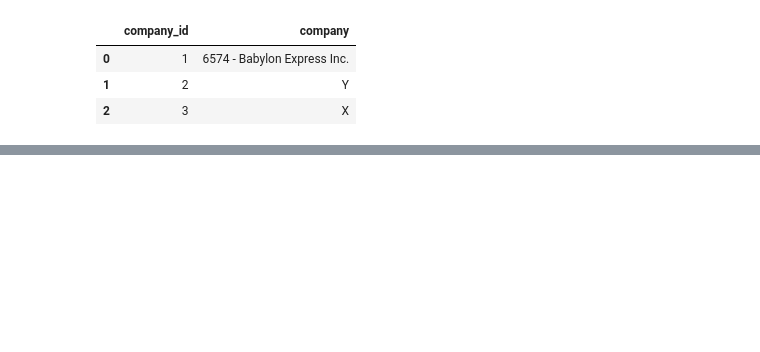
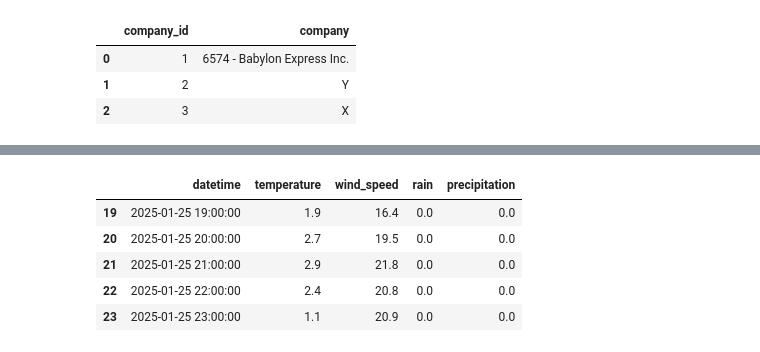
Before and after one commit to TiborVlasics/cubix-data-engineer, a Jupyter notebook: src/notebooks/07_transform_load.ipynb, the cells around one changed output, grey strips where cells are left out. Saved outputs shown, nothing was run; the diff lists cells and outputs as text; code cells hidden in the pictures; blank space fills up the shorter version.

```diff
--- a/src/notebooks/07_transform_load.ipynb
+++ b/src/notebooks/07_transform_load.ipynb
@@ -201,0 +373,26 @@ taxi_trips_company_only
+# %%
+# Get weather data and create a dataframe out of it
+current_datetime = datetime.now() - relativedelta(months=2)
+formatted_date = current_datetime.strftime("%Y-%m-%d")
+
+url = 'https://archive-api.open-meteo.com/v1/era5'
+
+params = {
+    'start_date': formatted_date,
+    'end_date': formatted_date,
+    'latitude': 41.85,
+    'longitude': -87.65,
+    "hourly": "temperature_2m,wind_speed_10m,rain,precipitation",
+}
+
+response = requests.get(url, params=params)
+weather_data = response.json()
+
+transform_weather_data(weather_data).tail()
+# %% [output]
+|  | datetime | temperature | wind_speed | rain | precipitation |
+| 19 | 2025-01-25 19:00:00 | 1.9 | 16.4 | 0.0 | 0.0 |
+| 20 | 2025-01-25 20:00:00 | 2.7 | 19.5 | 0.0 | 0.0 |
+| 21 | 2025-01-25 21:00:00 | 2.9 | 21.8 | 0.0 | 0.0 |
+| 22 | 2025-01-25 22:00:00 | 2.4 | 20.8 | 0.0 | 0.0 |
+| 23 | 2025-01-25 23:00:00 | 1.1 | 20.9 | 0.0 | 0.0 |
```
Also changed, not shown: parts of 19 cells of this notebook, 1 other file.
